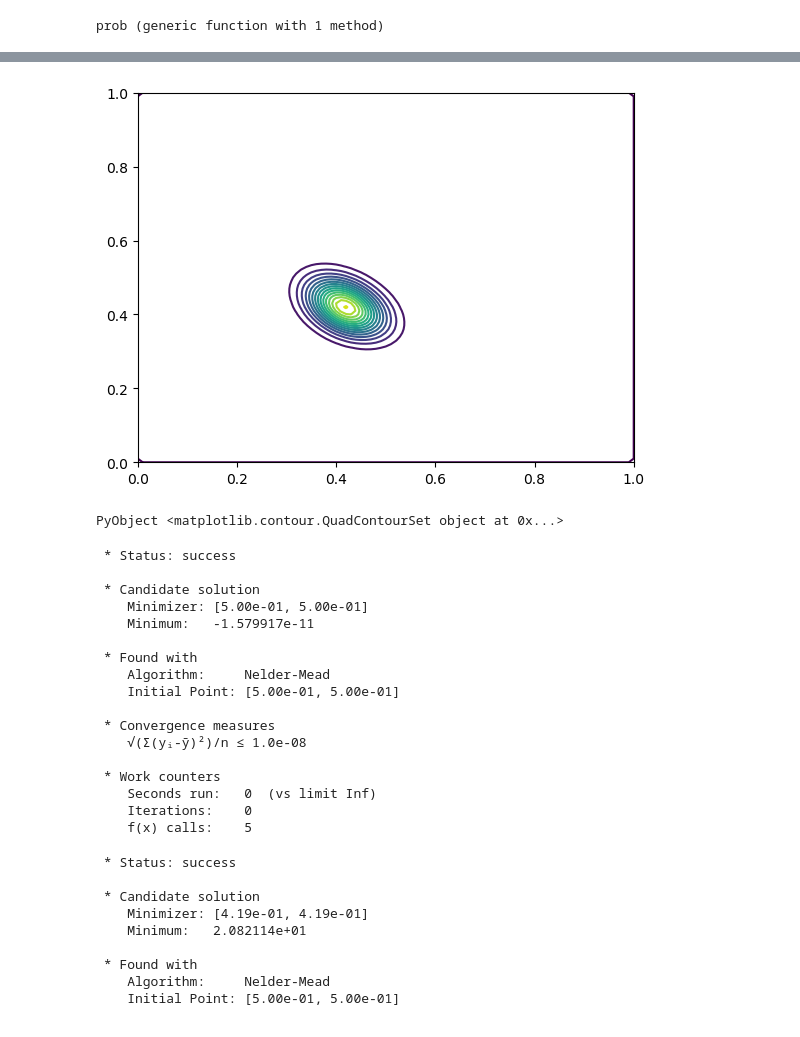
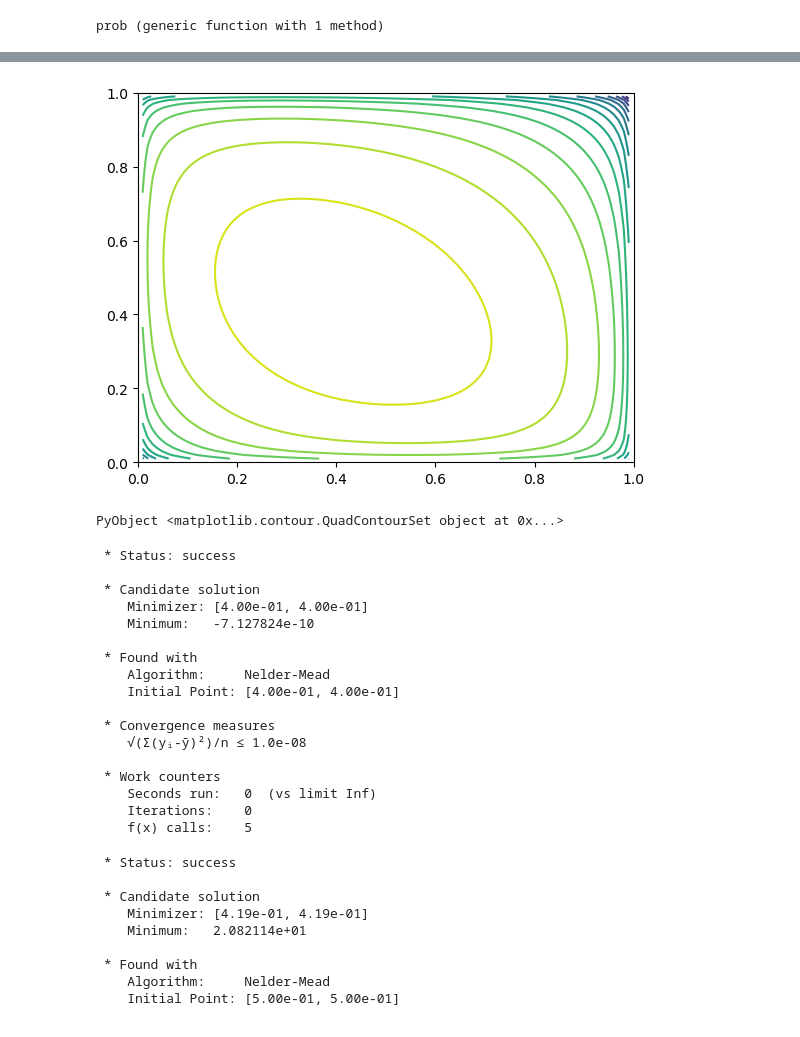
Before and after one commit to pfarndt/CoinFlips, a Jupyter notebook: TwoCoins-MaximumLikelihood.ipynb, the cells around one changed output, grey strips where cells are left out. Saved outputs shown, nothing was run; the diff lists cells and outputs as text; code cells hidden in the pictures.

```diff
--- a/TwoCoins-MaximumLikelihood.ipynb
+++ b/TwoCoins-MaximumLikelihood.ipynb
@@ -82,39 +84,39 @@ PyObject <mpl_toolkits.mplot3d.art3d.Poly3DCollection object at 0x...>
 # %%
 px = Float64[]
 py = Float64[]
 pz = Float64[]
 
 p1s = 0 : 0.01 : 1
 p2s = 0 : 0.01 : 1
 
 for p1 in p1s
     for p2 in p2s
         push!(px, p1)
         push!(py, p2)
-        push!(pz, (prob(observed_data, [p1, p2])))
+        push!(pz, log(prob(observed_data, [p1, p2])))
     end
 end
 
 px = reshape(px, (length(p2s), length(p1s)))
 py = reshape(py, (length(p2s), length(p1s)))
 pz = reshape(pz, (length(p2s), length(p1s)))
 
 contour(px, py, pz, levels = 15)
 # %% [output]
-[figure, old version]
+[figure, new version]
 PyObject <matplotlib.contour.QuadContourSet object at 0x...>
 # %%
-res = optimize(p -> -(prob(observed_data, p)),  [0.5,0.5])
+res = optimize(p -> -(prob(observed_data, p)),  [0.4,0.4])
 # %% [output]
  * Status: success
 
  * Candidate solution
-    Minimizer: [5.00e-01, 5.00e-01]
-    Minimum:   -1.579917e-11
+    Minimizer: [4.00e-01, 4.00e-01]
+    Minimum:   -7.127824e-10
 
  * Found with
     Algorithm:     Nelder-Mead
-    Initial Point: [5.00e-01, 5.00e-01]
+    Initial Point: [4.00e-01, 4.00e-01]
 
  * Convergence measures
     √(Σ(yᵢ-ȳ)²)/n ≤ 1.0e-08
```
Also changed, not shown: parts of 5 cells of this notebook, 2 other files.
